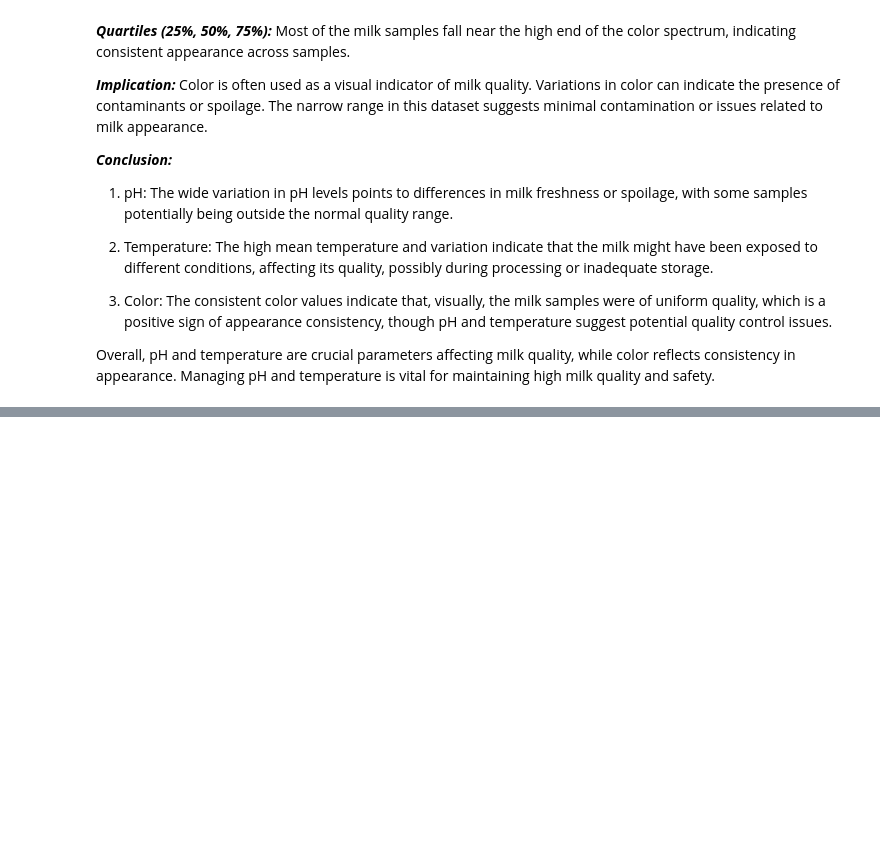
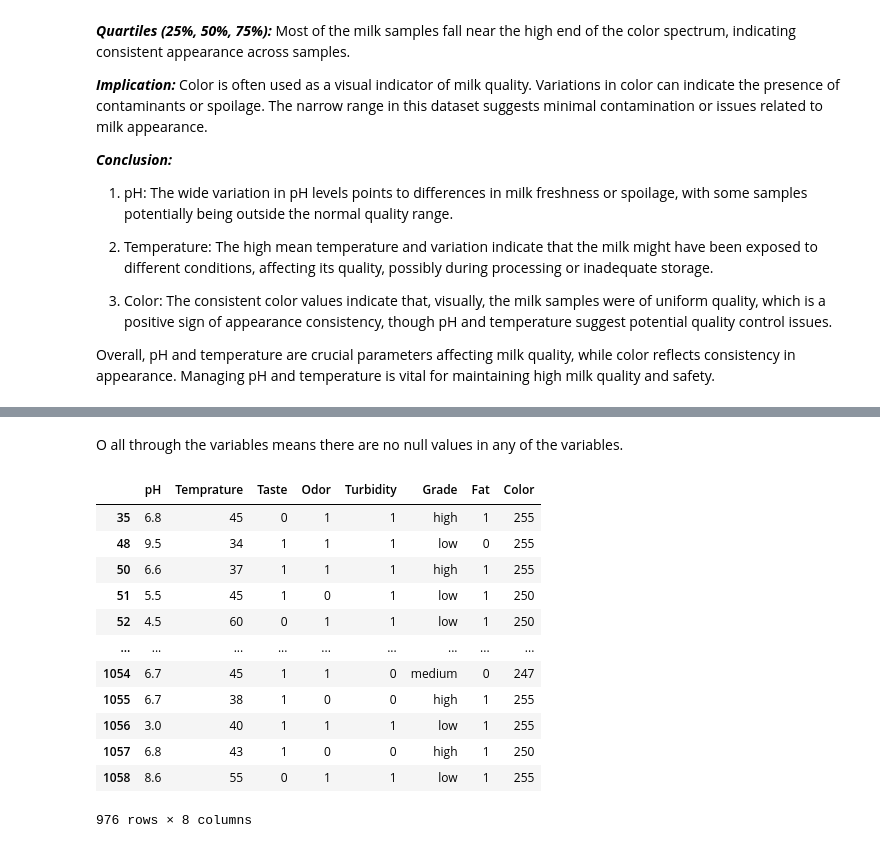
Before and after one commit to Ayomide-ola/Agricultural-Data-Analysis, a Jupyter notebook: Milk Quality Prediction.ipynb, the cells around one changed output, grey strips where cells are left out. Cells and saved outputs as stored; diff of their text form; code cells hidden in the pictures; blank space fills up the shorter version.

```diff
--- a/Milk Quality Prediction.ipynb
+++ b/Milk Quality Prediction.ipynb
@@ -238,0 +251,18 @@ Overall, pH and temperature are crucial parameters affecting milk quality, while
+# %% [markdown]
+O all through the variables means there are no null values in any of the variables.
+# %%
+df[df.duplicated()]
+# %% [output]
+|  | pH | Temprature | Taste | Odor | Turbidity | Grade | Fat | Color |
+| 35 | 6.8 | 45 | 0 | 1 | 1 | high | 1 | 255 |
+| 48 | 9.5 | 34 | 1 | 1 | 1 | low | 0 | 255 |
+| 50 | 6.6 | 37 | 1 | 1 | 1 | high | 1 | 255 |
+| 51 | 5.5 | 45 | 1 | 0 | 1 | low | 1 | 250 |
+| 52 | 4.5 | 60 | 0 | 1 | 1 | low | 1 | 250 |
+| ... | ... | ... | ... | ... | ... | ... | ... | ... |
+| 1054 | 6.7 | 45 | 1 | 1 | 0 | medium | 0 | 247 |
+| 1055 | 6.7 | 38 | 1 | 0 | 0 | high | 1 | 255 |
+| 1056 | 3.0 | 40 | 1 | 1 | 1 | low | 1 | 255 |
+| 1057 | 6.8 | 43 | 1 | 0 | 0 | high | 1 | 250 |
+| 1058 | 8.6 | 55 | 0 | 1 | 1 | low | 1 | 255 |
+976 rows × 8 columns
```
Also changed, not shown: parts of 7 cells of this notebook.
